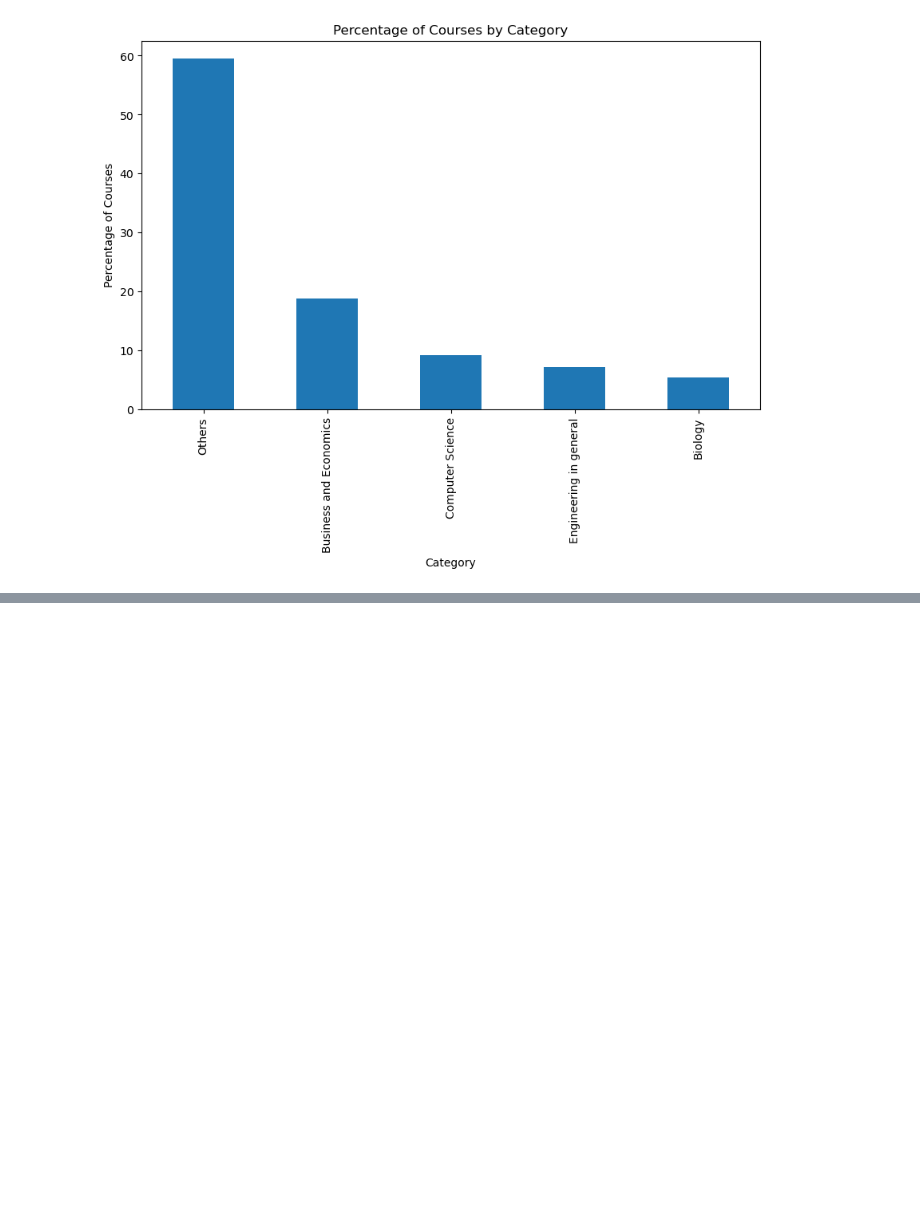
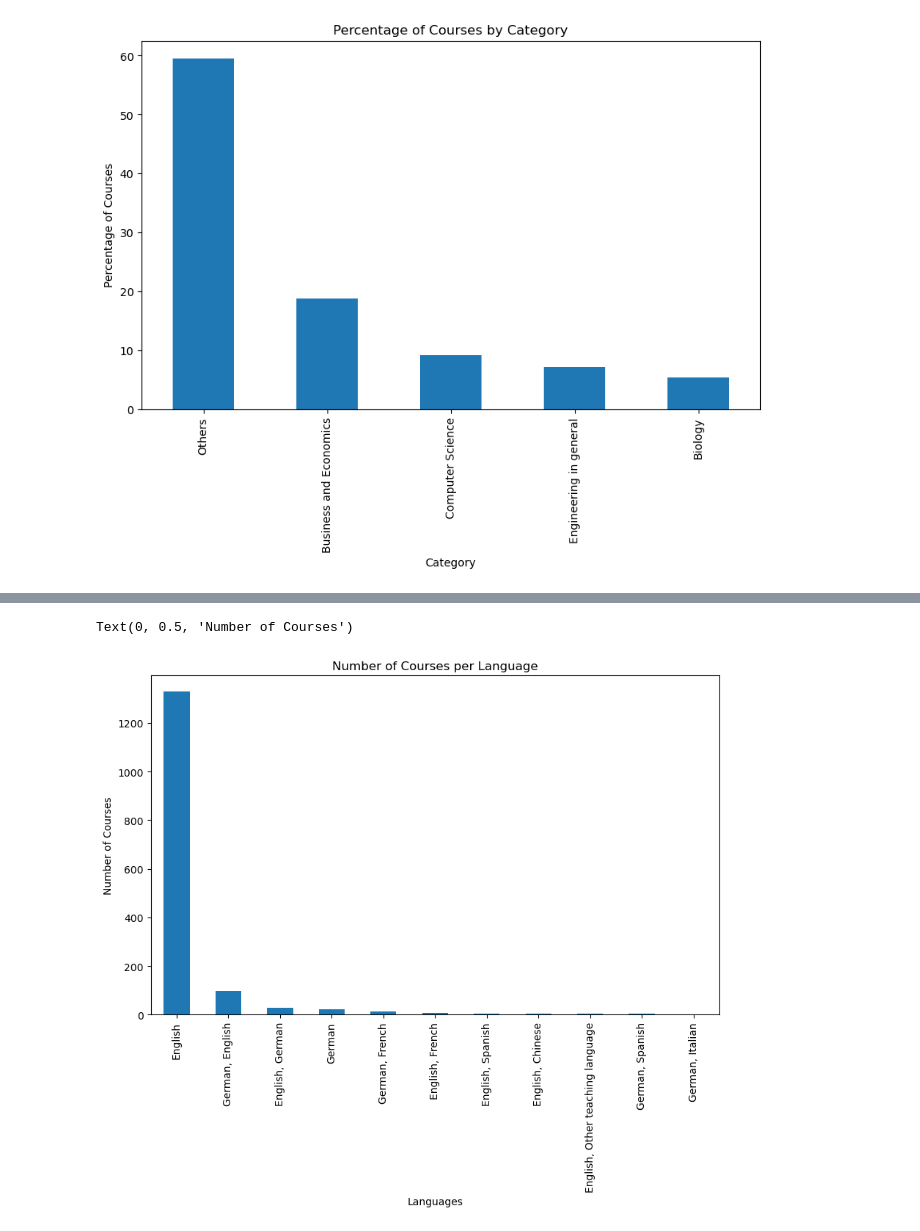
Before and after one commit to khaledhassann/masters-in-germany, a Jupyter notebook: masters_in_germany.ipynb, the cells around one changed output, grey strips where cells are left out. Drawn from its saved outputs; the diff is of its cells as text; code cells hidden in the pictures; blank space fills up the shorter version.

Commit message:
Plotted number of courses per language

```diff
--- a/masters_in_germany.ipynb
+++ b/masters_in_germany.ipynb
@@ -105,0 +108,8 @@ plt.show()
+# %%
+size = df['Course Title'].size
+languages = df['Language'].unique().tolist()
+languages_counts = df['Language'].value_counts()
+
+language_series = pd.Series(languages_counts, index=languages)
+language_series = language_series.sort_values(ascending=False)
+language_series
@@ -105,0 +129,9 @@ plt.show()
+# %%
+plt.figure(figsize=(10,6))
+language_series.plot(kind='bar')
+plt.title('Number of Courses per Language')
+plt.xlabel('Languages')
+plt.ylabel('Number of Courses')
+# %% [output]
+Text(0, 0.5, 'Number of Courses')
+[figure, added]
```
Also changed, not shown: parts of 2 cells of this notebook.
